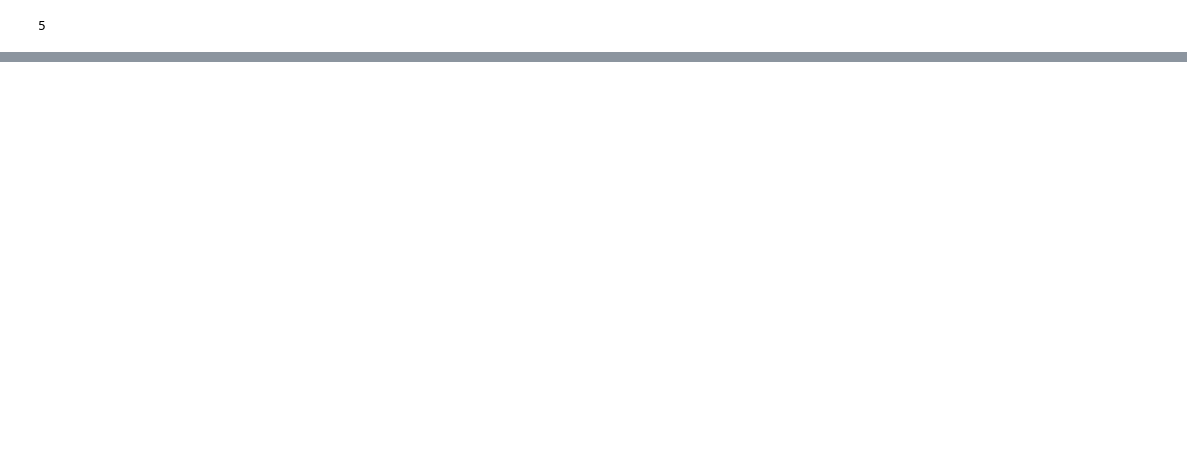
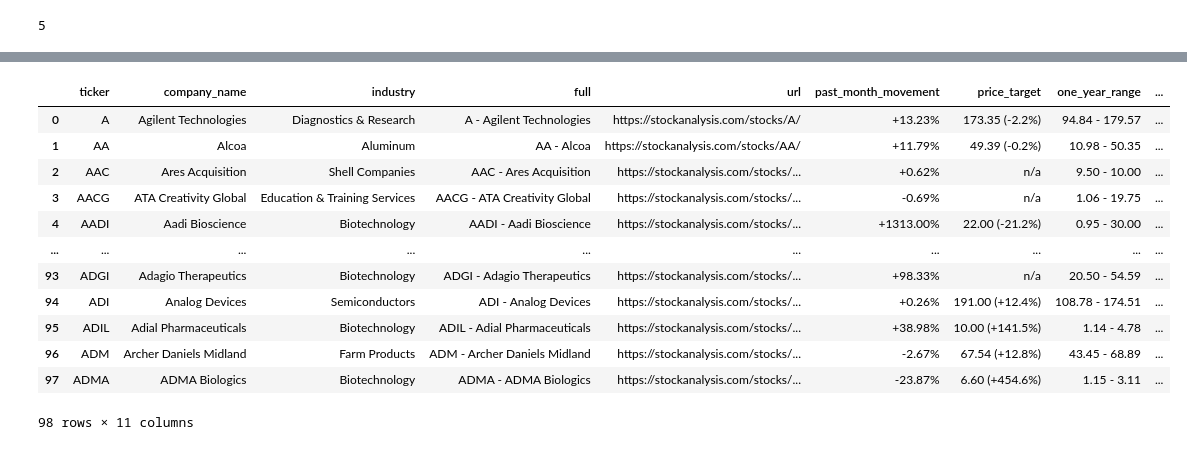
Before and after one commit to lawson-roberts/streamlit-stock-analysis, a Jupyter notebook: stock_analysis/stock_crawling.ipynb, the cells around one changed output, grey strips where cells are left out. Cells and saved outputs as stored; diff of their text form; code cells hidden in the pictures; blank space fills up the shorter version.

Commit message:
adding navigation, additional news analysis

```diff
--- a/stock_analysis/stock_crawling.ipynb
+++ b/stock_analysis/stock_crawling.ipynb
@@ -695,0 +738,22 @@ article_text
+# %%
+def clean_tickers(big_df):
+
+    """
+    ## This function is for cleaning the original list of tickers. There are some items from the list that are either not legit tickers that we remove here.
+    ## The last part of this function is creating a dataframe that we then use to create some additional features to help with searching.
+    """
+
+    ## creating a couple new columns to create a link and full searchable stock name plus ticker to help with app search.
+    big_df.columns = ['ticker', 'company_name', 'industry']
+    big_df['full'] = big_df['ticker'] + " - " + big_df['company_name']
+    big_df['url'] = "https://stockanalysis.com/stocks/" + big_df['ticker'] + "/"
+    big_df['full'] = big_df['full'].astype('str')
+    big_df['ticker'] = big_df.ticker.str.strip()
+
+    ## create csv to use for streamlit app
+    big_df.to_csv('tickers_only.csv')
+
+    return big_df
+
+big_df = get_tickers()
+ticker_df = clean_tickers(big_df)
@@ -695,0 +916,17 @@ article_text
+# %%
+fin_df = big_df.merge(final_df, on= 'url', how = 'inner')
+fin_df
+# %% [output]
+|  | ticker | company_name | industry | full | url | past_month_movement | price_target | one_year_range | ... |
+| 0 | A | Agilent Technologies | Diagnostics & Research | A - Agilent Technologies | https://stockanalysis.com/stocks/A/ | +13.23% | 173.35 (-2.2%) | 94.84 - 179.57 | ... |
+| 1 | AA | Alcoa | Aluminum | AA - Alcoa | https://stockanalysis.com/stocks/AA/ | +11.79% | 49.39 (-0.2%) | 10.98 - 50.35 | ... |
+| 2 | AAC | Ares Acquisition | Shell Companies | AAC - Ares Acquisition | https://stockanalysis.com/stocks/... | +0.62% | n/a | 9.50 - 10.00 | ... |
+| 3 | AACG | ATA Creativity Global | Education & Training Services | AACG - ATA Creativity Global | https://stockanalysis.com/stocks/... | -0.69% | n/a | 1.06 - 19.75 | ... |
+| 4 | AADI | Aadi Bioscience | Biotechnology | AADI - Aadi Bioscience | https://stockanalysis.com/stocks/... | +1313.00% | 22.00 (-21.2%) | 0.95 - 30.00 | ... |
+| ... | ... | ... | ... | ... | ... | ... | ... | ... | ... |
+| 93 | ADGI | Adagio Therapeutics | Biotechnology | ADGI - Adagio Therapeutics | https://stockanalysis.com/stocks/... | +98.33% | n/a | 20.50 - 54.59 | ... |
+| 94 | ADI | Analog Devices | Semiconductors | ADI - Analog Devices | https://stockanalysis.com/stocks/... | +0.26% | 191.00 (+12.4%) | 108.78 - 174.51 | ... |
+| 95 | ADIL | Adial Pharmaceuticals | Biotechnology | ADIL - Adial Pharmaceuticals | https://stockanalysis.com/stocks/... | +38.98% | 10.00 (+141.5%) | 1.14 - 4.78 | ... |
+| 96 | ADM | Archer Daniels Midland | Farm Products | ADM - Archer Daniels Midland | https://stockanalysis.com/stocks/... | -2.67% | 67.54 (+12.8%) | 43.45 - 68.89 | ... |
+| 97 | ADMA | ADMA Biologics | Biotechnology | ADMA - ADMA Biologics | https://stockanalysis.com/stocks/... | -23.87% | 6.60 (+454.6%) | 1.15 - 3.11 | ... |
+98 rows × 11 columns
```
Also changed, not shown: parts of 10 cells of this notebook, 15 other files.
